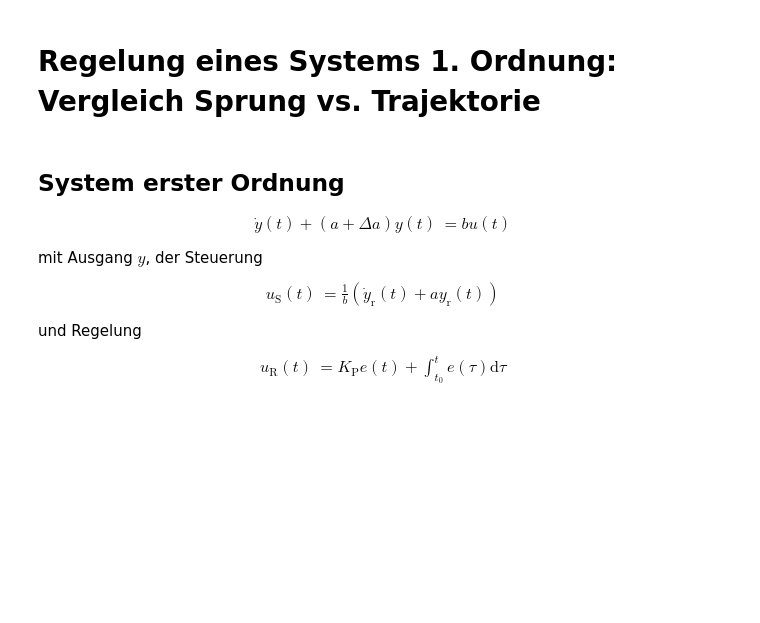
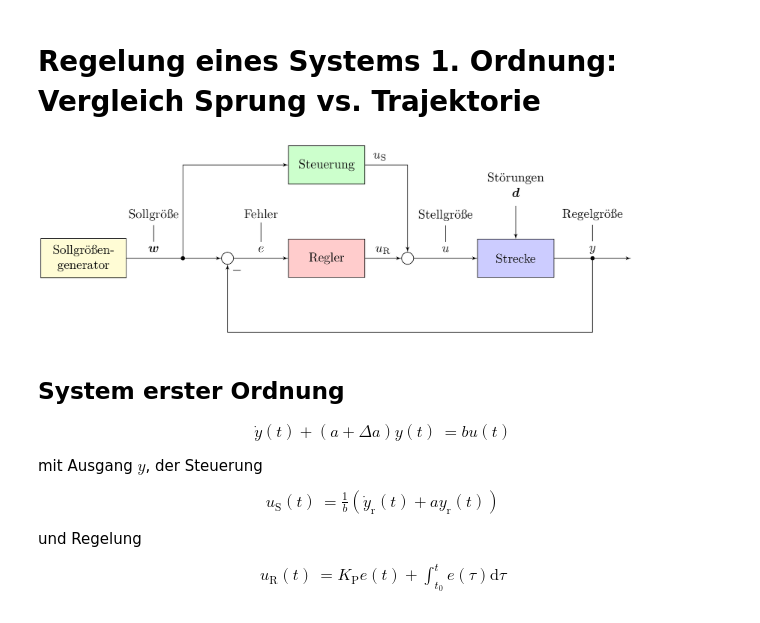
Before and after one commit to umit-iace/lehre-chemie-msr-notebooks, a Jupyter notebook: vl/regler/RegelungSystem1OrdnungSprungVsTrajektorie.ipynb, the cells around one changed output. Drawn from its saved outputs; the diff is of its cells as text; code cells hidden in the pictures; blank space fills up the shorter version.

Commit message:
fix paths to images

```diff
--- a/vl/regler/RegelungSystem1OrdnungSprungVsTrajektorie.ipynb
+++ b/vl/regler/RegelungSystem1OrdnungSprungVsTrajektorie.ipynb
@@ -18,8 +18,10 @@ def make_box_layout():
 # %% [markdown]
 # Regelung eines Systems 1. Ordnung: Vergleich Sprung vs. Trajektorie
 # %%
-imag = Image("images/feedback.png", width=600)
+imag = Image("../../images/feedback.png", width=600)
 display(imag)
+# %% [output]
+[figure, added]
 # %% [markdown]
 ## System erster Ordnung
 
```
Also changed, not shown: 1 other file.
